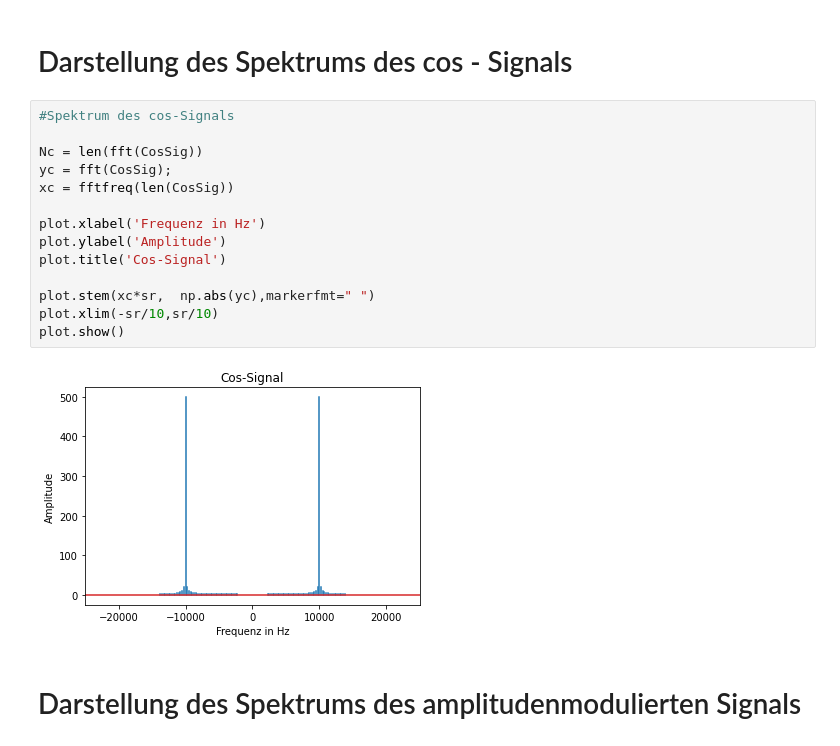
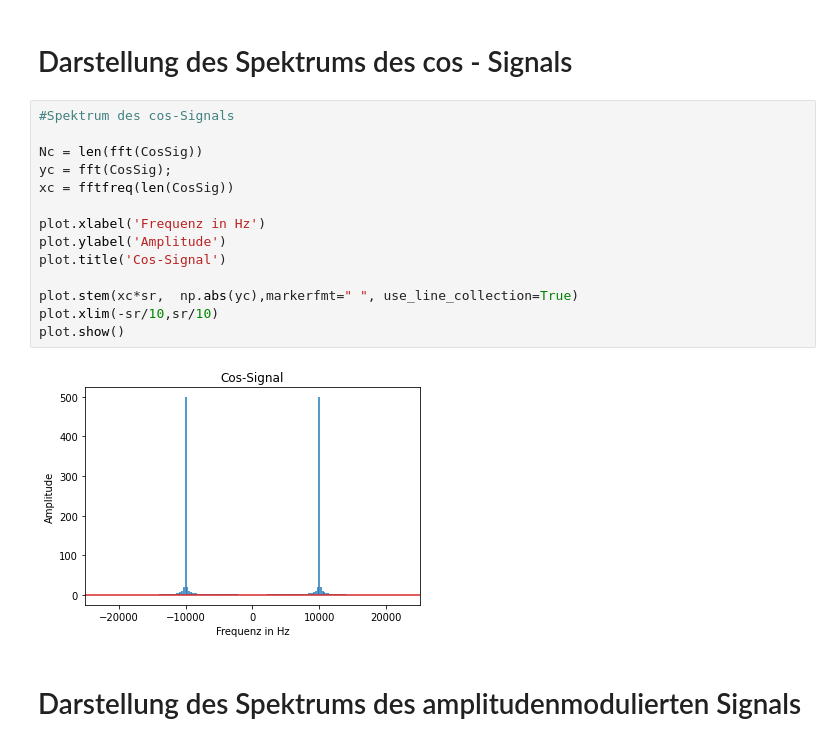
Before and after one commit to Polina-Stoyanova/Spectrum-Of-An-Amplitude-Modulated-Signal, a Jupyter notebook: Signal_Modulation.ipynb, the cells around one changed output. Cells and saved outputs as stored; diff of their text form.

```diff
--- a/Signal_Modulation.ipynb
+++ b/Signal_Modulation.ipynb
@@ -93,19 +93,19 @@ plot.show()
 # %%
 #Spektrum des cos-Signals
 
 Nc = len(fft(CosSig))
 yc = fft(CosSig);
 xc = fftfreq(len(CosSig))
 
 plot.xlabel('Frequenz in Hz')
 plot.ylabel('Amplitude')
 plot.title('Cos-Signal')
 
-plot.stem(xc*sr,  np.abs(yc),markerfmt=" ")
+plot.stem(xc*sr,  np.abs(yc),markerfmt=" ", use_line_collection=True)
 plot.xlim(-sr/10,sr/10)
 plot.show()
 # %% [output]
-[figure, old version]
+[figure, new version]
 # %% [markdown]
 # Darstellung des Spektrums des amplitudenmodulierten Signals
 # %%
```
Also changed, not shown: parts of 1 cell of this notebook.
